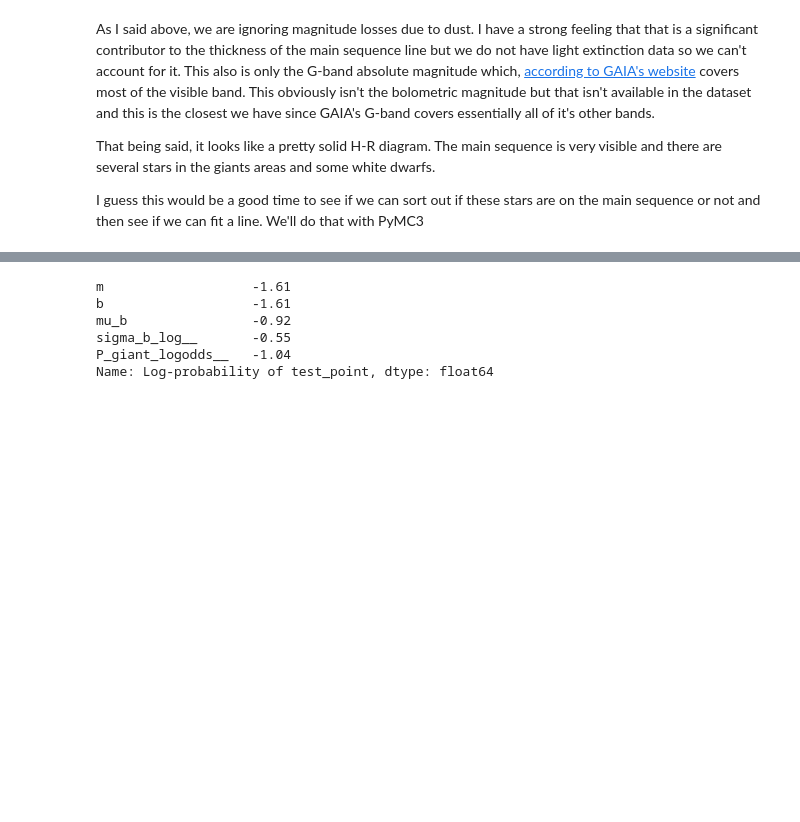
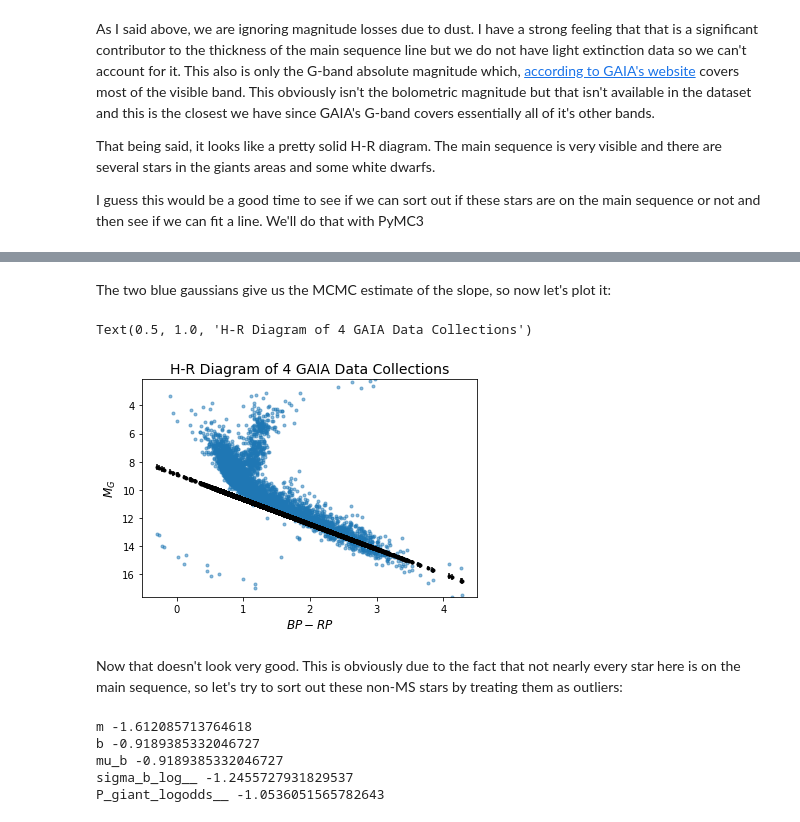
Before and after one commit to ctmurphey/H-R-Analysis, a Jupyter notebook: final-project.ipynb, the cells around one changed output, grey strips where cells are left out. Cells and saved outputs as stored; diff of their text form; code cells hidden in the pictures; blank space fills up the shorter version.

Commit message:
fixed MCMC bug

```diff
--- a/final-project.ipynb
+++ b/final-project.ipynb
@@ -76,2 +98,17 @@ I guess this would be a good time to see if we can sort out if these stars are o
+# %% [markdown]
+The two blue gaussians give us the MCMC estimate of the slope, so now let's plot it:
+# %%
+plt.plot(data['bp_rp'], g_abs_mag, '.', alpha=0.5)
+# plt.plot(data['bp_rp'], 1.78*data['bp_rp']+8.85)
+plt.errorbar(xs, np.mean(trace_linear['ys_true'], axis=0), yerr=std(trace_linear['ys_true'], axis=0), color='k', fmt='.')
+plt.ylim(max(g_abs_mag), min(g_abs_mag)) # because magnitudes
+plt.ylabel(r"$M_G$", size=12)
+plt.xlabel(r"$BP - RP$", size=12)
+plt.title("H-R Diagram of 4 GAIA Data Collections", size=14)
+# %% [output]
+Text(0.5, 1.0, 'H-R Diagram of 4 GAIA Data Collections')
+[figure, added]
+# %% [markdown]
+Now that doesn't look very good. This is obviously due to the fact that not nearly every star here is on the main sequence, so let's try to sort out these non-MS stars by treating them as outliers:
 # %%
 with pm.Model() as Model:
@@ -90,15 +127,17 @@ with pm.Model() as Model:
 
     log_odds = pm.Deterministic('log_odds', logp_good - logp_bad)
     _ = pm.Potential('likelihood', T.sum(pm.logaddexp(logp_good, logp_bad)))
-# %%
-Model.check_test_point()
-# %% [output]
-m                   -1.61
-b                   -1.61
-mu_b                -0.92
-sigma_b_log__       -0.55
-P_giant_logodds__   -1.04
-Name: Log-probability of test_point, dtype: float64
+# %%
+Model.check_test_point()
+
+for RV in Model.basic_RVs:
+    print(RV.name, RV.logp(Model.test_point))
+# %% [output]
+m -1.612085713764618
+b -0.9189385332046727
+mu_b -0.9189385332046727
+sigma_b_log__ -1.2455727931829537
+P_giant_logodds__ -1.0536051565782643
 # %%
 with Model:
     mix_trace = pm.sample(draws=1000, tune=1000, chains=1)
```
Also changed, not shown: parts of 17 cells of this notebook, 1 other file.
